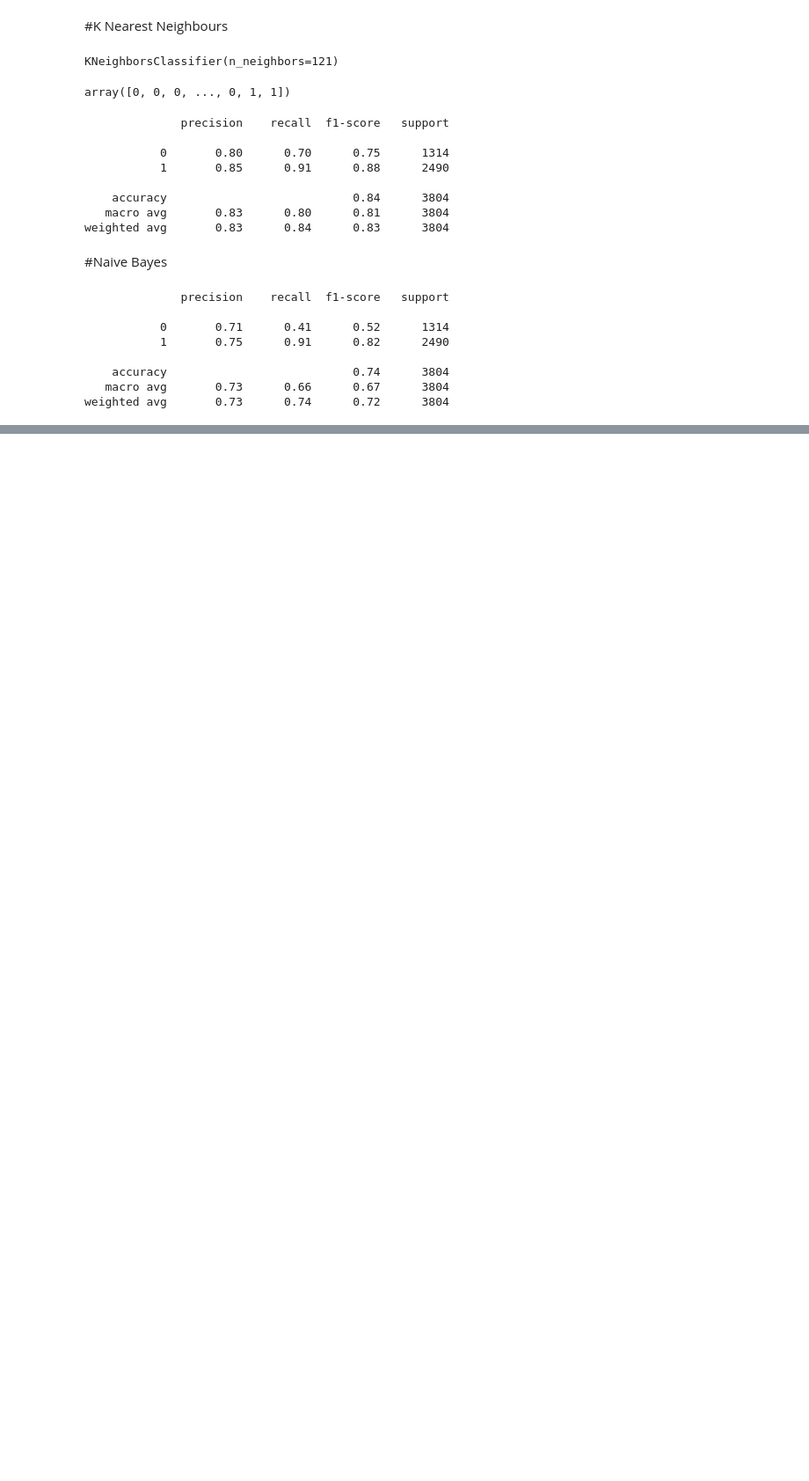
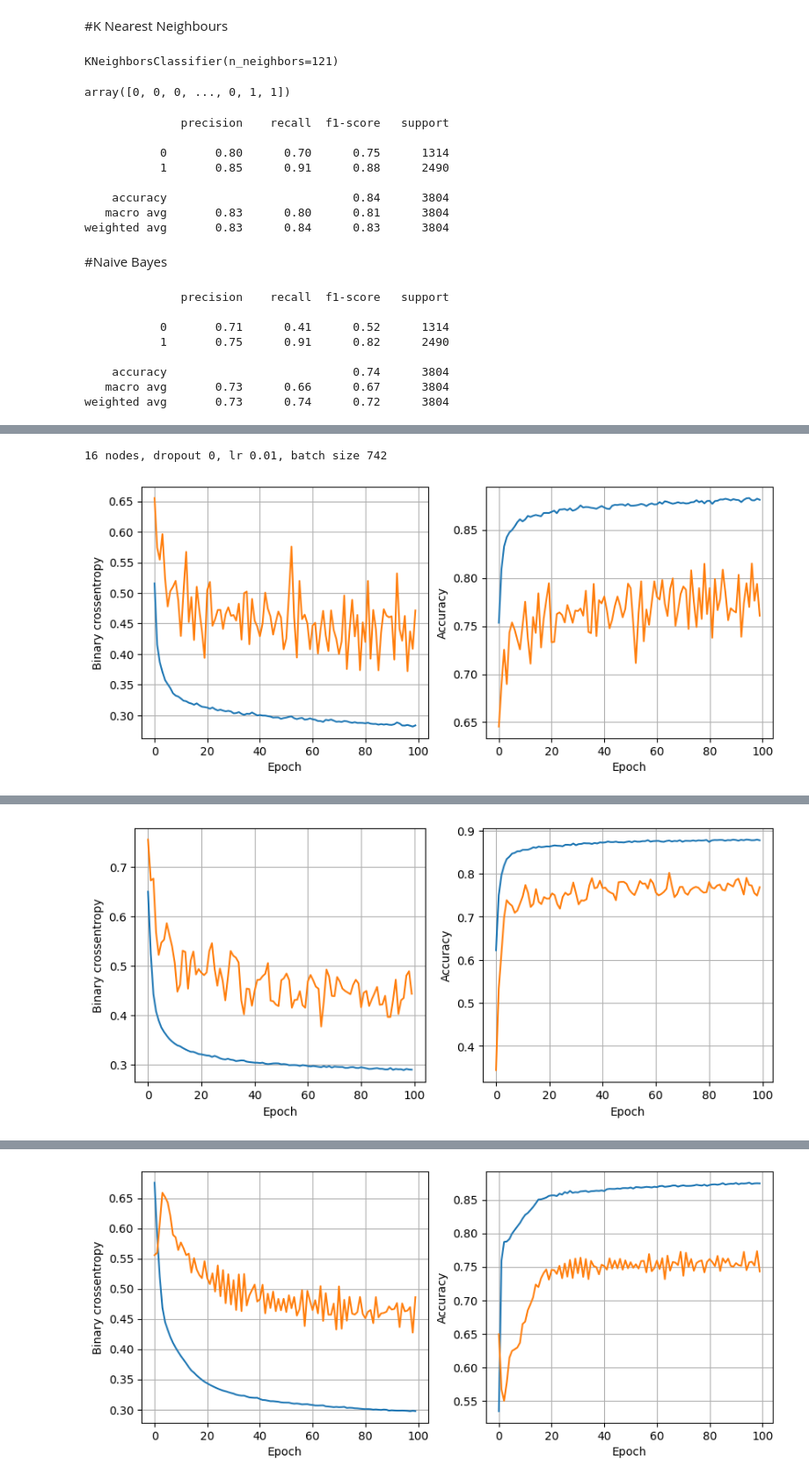
Before and after one commit to sumukhbhat12/Machine-Learning-Course-FreeCodeCamp, a Jupyter notebook: Magic_Gamma_Telescope_dataset_analysis.ipynb, the cells around one changed output, grey strips where cells are left out. Shown at 88% size. Drawn from its saved outputs; the diff is of its cells as text; code cells hidden in the pictures; blank space fills up the shorter version.

```diff
--- a/Magic_Gamma_Telescope_dataset_analysis.ipynb
+++ b/Magic_Gamma_Telescope_dataset_analysis.ipynb
@@ -157,0 +222,16 @@ weighted avg       0.73      0.74      0.72      3804
+# %%
+def plot_history(history):
+  fig, (ax1, ax2) = plt.subplots(1, 2, figsize=(10,4))
+  ax1.plot(history.history['loss'], label='loss')
+  ax1.plot(history.history['val_loss'], label='val_loss')
+  ax1.set_xlabel('Epoch')
+  ax1.set_ylabel('Binary crossentropy')
+  ax1.grid(True)
+
+  ax2.plot(history.history['accuracy'], label='accuracy')
+  ax2.plot(history.history['val_accuracy'], label='val_accuracy')
+  ax2.set_xlabel('Epoch')
+  ax2.set_ylabel('Accuracy')
+  ax2.grid(True)
+
+  plt.show()
@@ -157,0 +244,22 @@ weighted avg       0.73      0.74      0.72      3804
+# %%
+# history,_ = train_model(X_train, y_train, 32, 0, 0.001, 742, 200)
+
+epochs = 100
+least_val_loss = float('inf')
+least_loss_model = None
+
+for num_nodes in [16, 32, 64]:
+  for dropout_prob in [0, 0.2]:
+    for lr in [0.01, 0.005, 0.001]:
+      for batch_size in [742, 1484, 2968]:
+        print(f"{num_nodes} nodes, dropout {dropout_prob}, lr {lr}, batch size {batch_size}")
+        history, model = train_model(X_train, y_train, num_nodes, dropout_prob, lr, batch_size, epochs)
+        plot_history(history)
+        val_loss = model.evaluate(X_valid, y_valid)
+        # print(val_loss)
+        if val_loss[0] < least_val_loss:
+          least_val_loss = val_loss[0]
+          least_loss_model = model
+# %% [output]
+16 nodes, dropout 0, lr 0.01, batch size 742
+[figure, added]
@@ -157,0 +268 @@ weighted avg       0.73      0.74      0.72      3804
+[figure, added]
@@ -157,0 +271 @@ weighted avg       0.73      0.74      0.72      3804
+[figure, added]
```
Also changed, not shown: parts of 18 cells of this notebook.
